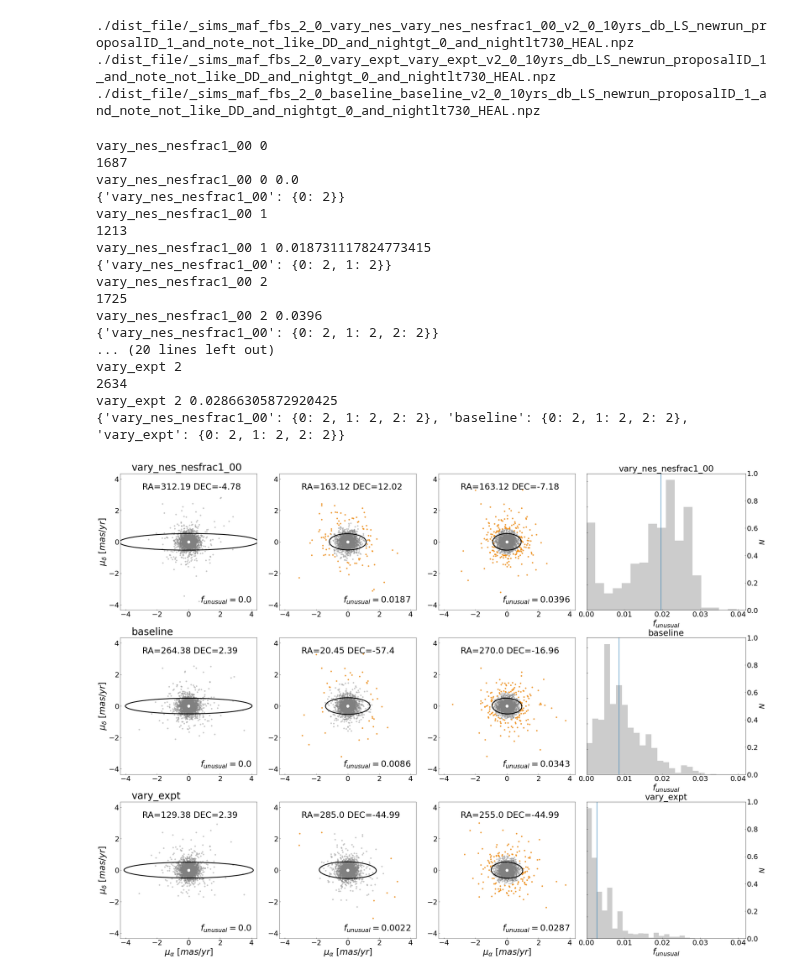
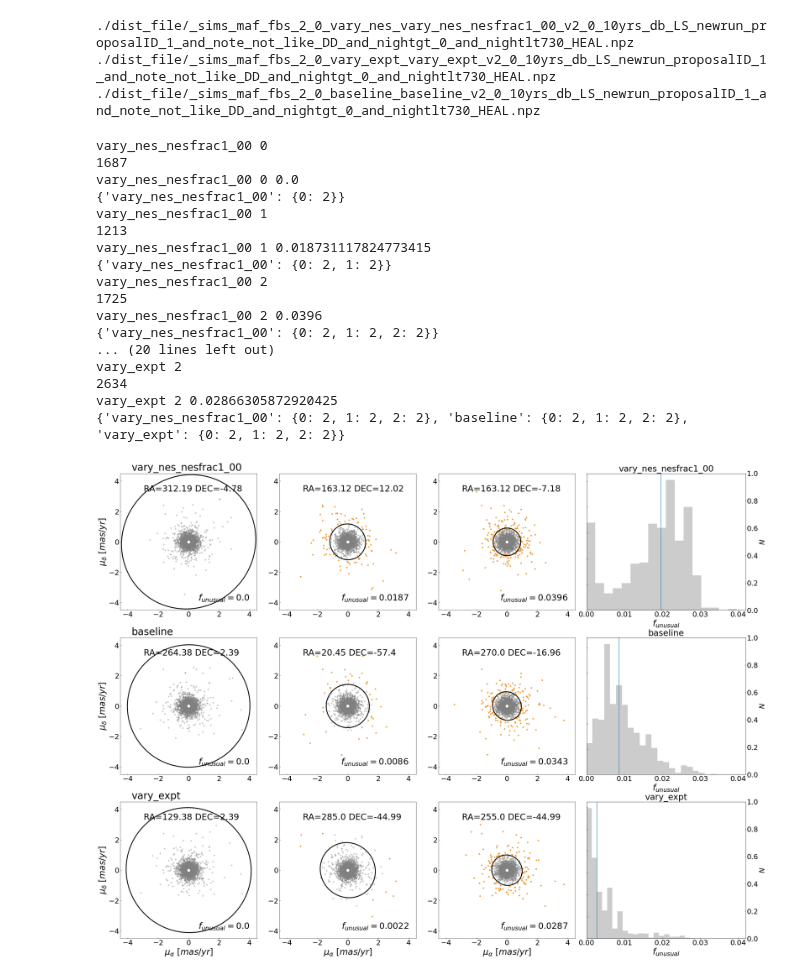
Before and after one commit to fedhere/LSSTunknowns, a Jupyter notebook: pmAnom/plot/contour_plot_LS_FED.ipynb, the cells around one changed output. Drawn from its saved outputs; the diff is of its cells as text; code cells hidden in the pictures.

```diff
--- a/pmAnom/plot/contour_plot_LS_FED.ipynb
+++ b/pmAnom/plot/contour_plot_LS_FED.ipynb
@@ -34,9 +34,9 @@ dist_file
 dist = {}
 for db in dist_file:
     print(db)
-    dumb= np.load(db)
-    dumb.allow_pickle = True
-    dist[db]= dumb['metricValues'][np.where(dumb['mask']==False)]
+    _tmp_= np.load(db)
+    _tmp_.allow_pickle = True
+    dist[db]= _tmp_['metricValues'][np.where(_tmp_['mask']==False)]
 # %% [output]
 ./dist_file/_sims_maf_fbs_2_0_vary_nes_vary_nes_nesfrac1_00_v2_0_10yrs_db_LS_newrun_proposalID_1_and_note_not_like_DD_and_nightgt_0_and_nightlt730_HEAL.npz
 ./dist_file/_sims_maf_fbs_2_0_vary_expt_vary_expt_v2_0_10yrs_db_LS_newrun_proposalID_1_and_note_not_like_DD_and_nightgt_0_and_nightlt730_HEAL.npz
@@ -90,7 +90,7 @@ def confidence_ellipse(x, y, ax, n_std=3.0, extra=0,
     mean_x = np.mean(x)
 
     # calculating the stdandard deviation of y ...
-    scale_y = np.sqrt(cov[1, 1]) * n_std
+    scale_y = np.sqrt(cov[1, 1] + extra) / 2 * n_std
     mean_y = np.mean(y)
 
     transf = transforms.Affine2D() \
@@ -192,8 +192,8 @@ for j, (x,t) in enumerate(zip(['vary_nes',
         #ms, ts = np.mean(pm_un.pm_delta), np.std(pm_un.pm_delta)
         #ax2[1].axvline(ms-3*ts)
         #ax2[1].axvline(ms+3*ts)
-        axs[j,i].set_xlim([-4.35, 4.35])
-        axs[j,i].set_ylim([-4.35, 4.35])
+        axs[j,i].set_xlim([-4.5, 4.5])
+        axs[j,i].set_ylim([-4.5, 4.5])
         axs[j,i].set_yticks([-4, -2, 0, 2, 4])
         if j == 2:
             axs[j,i].set_xlabel(r'$\mu_{\alpha}$ '+r'$[mas/yr]$',fontsize=30)
@@ -225,33 +225,33 @@ for j, (x,t) in enumerate(zip(['vary_nes',
     ax2.tick_params('both', labelsize=25)
 
 
     _ = np.median(dist[distfile][np.isfinite(dist[distfile])])
     axs[j,3].axvline(_)
     axs[j,3].text(-0.12, axs[j,3].get_ylim()[1] * 1.02,
                   '{}'.format(t), fontsize=35, ha='left')
     #axs[j,3].set_ylim([0,150])
     #axs[j,3].set_aspect(aspect='equal',adjustable='box')
 plt.subplots_adjust(wspace = 0, left=None, right=None)
 
 plt.savefig('contour_plot.png')
 # %% [output]
 vary_nes_nesfrac1_00 0
 1687
 vary_nes_nesfrac1_00 0 0.0
 {'vary_nes_nesfrac1_00': {0: 2}}
 vary_nes_nesfrac1_00 1
 1213
 vary_nes_nesfrac1_00 1 0.018731117824773415
 {'vary_nes_nesfrac1_00': {0: 2, 1: 2}}
 vary_nes_nesfrac1_00 2
 1725
 vary_nes_nesfrac1_00 2 0.0396
 {'vary_nes_nesfrac1_00': {0: 2, 1: 2, 2: 2}}
 ... (20 lines left out)
 vary_expt 2
 2634
 vary_expt 2 0.02866305872920425
 {'vary_nes_nesfrac1_00': {0: 2, 1: 2, 2: 2}, 'baseline': {0: 2, 1: 2, 2: 2}, 'vary_expt': {0: 2, 1: 2, 2: 2}}
-[figure, old version]
+[figure, new version]
 # %%
 ./data_file/_sims_maf_fbs_2_0_vary_nes_nesfrac1_00_v2_0_10yrs_db_LS_newrun_proposalID_1_and_note_not_like_DD_and_nightgt_0_and_nightlt730_USER.npz
```
